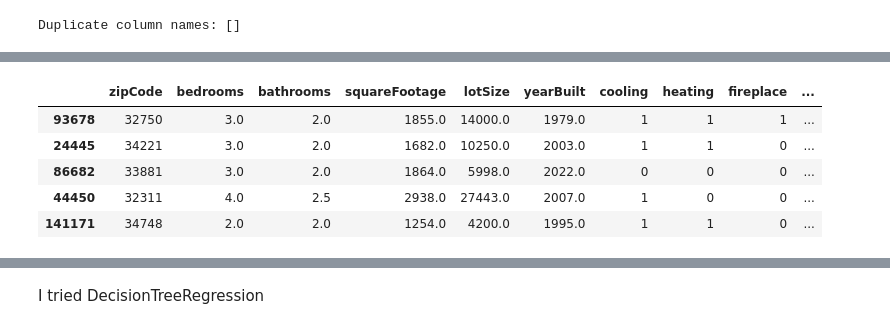
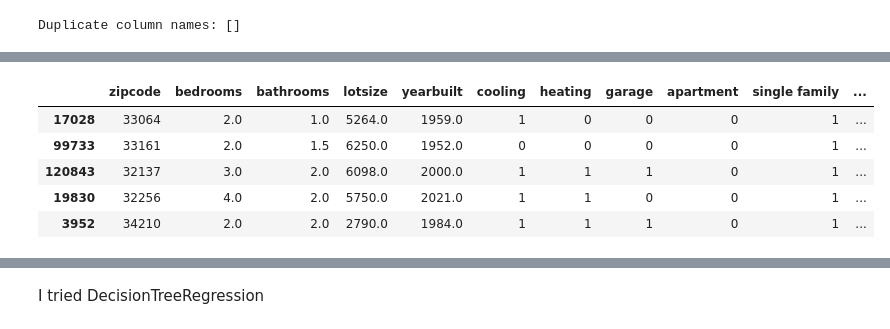
Before and after one commit to npebsjp/streamlit-project, a Jupyter notebook: EDA/eda_ber_RentCast (2).ipynb, the cells around one changed output, grey strips where cells are left out. Drawn from its saved outputs; the diff is of its cells as text; code cells hidden in the pictures.

```diff
--- a/EDA/eda_ber_RentCast (2).ipynb
+++ b/EDA/eda_ber_RentCast (2).ipynb
@@ -472,0 +476,8 @@ dtype: int64
+# %%
+counties_to_keep = ['miami', 'orange', 'palm', 'broward']
+
+columns_to_keep = [col for col in data.columns
+                   if not col.startswith('county_') or
+                   any(county in col.lower() for county in counties_to_keep)]
+
+data = data[columns_to_keep]
@@ -489,12 +501,0 @@ data = data[(data['heatingType_Convection'] >= Q1['heatingType_Convection'] - 1.
-# %%
-data = data[(data['pool_Inground'] >= Q1['pool_Inground'] - 1.5 * IQR['pool_Inground']) &
-                    (data['pool_Inground'] <= Q3['pool_Inground'] + 1.5 * IQR['pool_Inground'])]
-
-data = data[(data['heatingType_Gravity'] >= Q1['heatingType_Gravity'] - 1.5 * IQR['heatingType_Gravity']) &
-                    (data['heatingType_Gravity'] <= Q3['heatingType_Gravity'] + 1.5 * IQR['heatingType_Gravity'])]
-
-data = data[(data['heatingType_Floor / Wall'] >= Q1['heatingType_Floor / Wall'] - 1.5 * IQR['heatingType_Floor / Wall']) &
-                    (data['heatingType_Floor / Wall'] <= Q3['heatingType_Floor / Wall'] + 1.5 * IQR['heatingType_Floor / Wall'])]
-
-data = data[(data['propertyType_Apartment'] >= Q1['propertyType_Apartment'] - 1.5 * IQR['propertyType_Apartment']) &
-                    (data['propertyType_Apartment'] <= Q3['propertyType_Apartment'] + 1.5 * IQR['propertyType_Apartment'])]
@@ -528,0 +506,19 @@ data.shape
+# %%
+# Create a new 'pool' column where True = 1 and False = 0
+data["pool"] = data["pool_True"].fillna(0).astype(int)
+
+# Drop the old columns
+data.drop(columns=["pool_True", "pool_False"], inplace=True)
+# %%
+
+prefixes_to_remove = ["propertyType_", "city_", "county_"]
+
+
+def clean_column(col):
+    for prefix in prefixes_to_remove:
+        if col.startswith(prefix):
+            col = col.replace(prefix, "")
+    return col.lower()
+
+
+data.columns = [clean_column(col) for col in data.columns]
@@ -529,20 +535,20 @@ data.shape
 # %%
-from sklearn.model_selection import train_test_split
+#from sklearn.model_selection import train_test_split
 
-X = data.drop("lastSalePrice", axis =1)
-y = data['lastSalePrice']
+X = data.drop("lastsaleprice", axis =1)
+y = data['lastsaleprice']
 
 X_train, X_test, y_train, y_test = train_test_split(X, y, test_size = 0.2, random_state = 42 )
 
 
 X_train.head()
 # %% [output]
-|  | zipCode | bedrooms | bathrooms | squareFootage | lotSize | yearBuilt | cooling | heating | fireplace | ... |
-| 93678 | 32750 | 3.0 | 2.0 | 1855.0 | 14000.0 | 1979.0 | 1 | 1 | 1 | ... |
-| 24445 | 34221 | 3.0 | 2.0 | 1682.0 | 10250.0 | 2003.0 | 1 | 1 | 0 | ... |
-| 86682 | 33881 | 3.0 | 2.0 | 1864.0 | 5998.0 | 2022.0 | 0 | 0 | 0 | ... |
-| 44450 | 32311 | 4.0 | 2.5 | 2938.0 | 27443.0 | 2007.0 | 1 | 0 | 0 | ... |
-| 141171 | 34748 | 2.0 | 2.0 | 1254.0 | 4200.0 | 1995.0 | 1 | 1 | 0 | ... |
+|  | zipcode | bedrooms | bathrooms | lotsize | yearbuilt | cooling | heating | garage | apartment | single family | ... |
+| 17028 | 33064 | 2.0 | 1.0 | 5264.0 | 1959.0 | 1 | 0 | 0 | 0 | 1 | ... |
+| 99733 | 33161 | 2.0 | 1.5 | 6250.0 | 1952.0 | 0 | 0 | 0 | 0 | 1 | ... |
+| 120843 | 32137 | 3.0 | 2.0 | 6098.0 | 2000.0 | 1 | 1 | 1 | 0 | 1 | ... |
+| 19830 | 32256 | 4.0 | 2.0 | 5750.0 | 2021.0 | 1 | 1 | 0 | 0 | 1 | ... |
+| 3952 | 34210 | 2.0 | 2.0 | 2790.0 | 1984.0 | 1 | 1 | 1 | 0 | 1 | ... |
 # %%
 y_train.describe()
 # %% [output]
```
Also changed, not shown: parts of 28 cells of this notebook, 6 other files.
